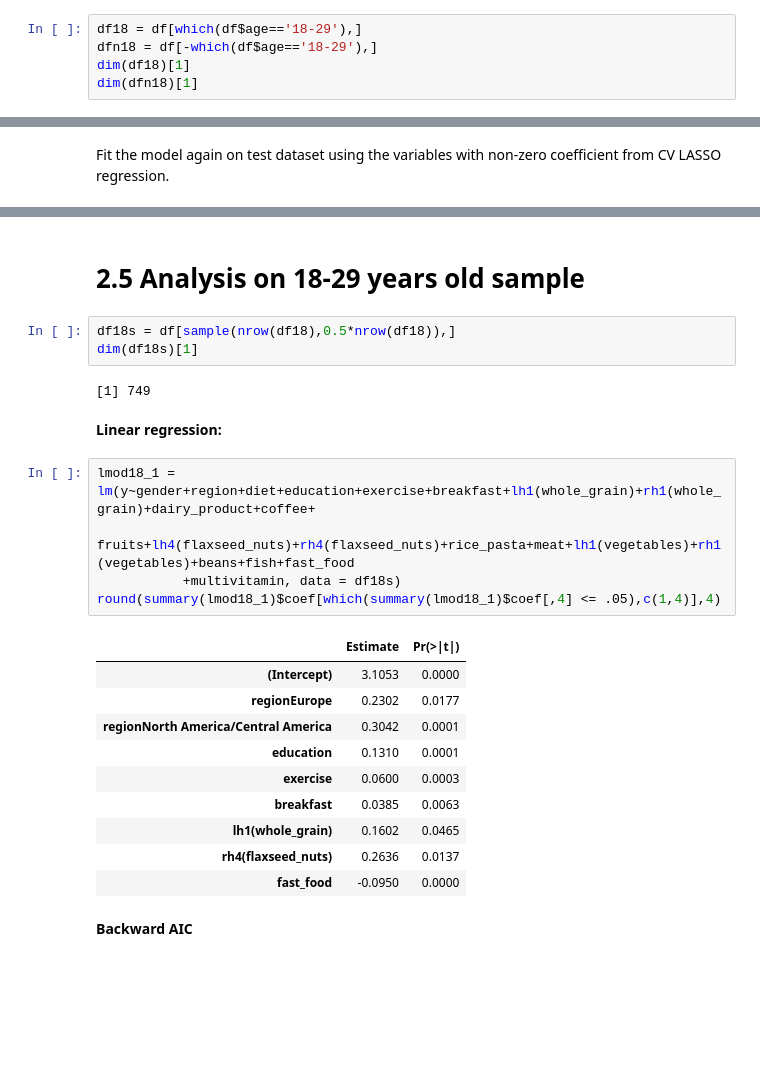
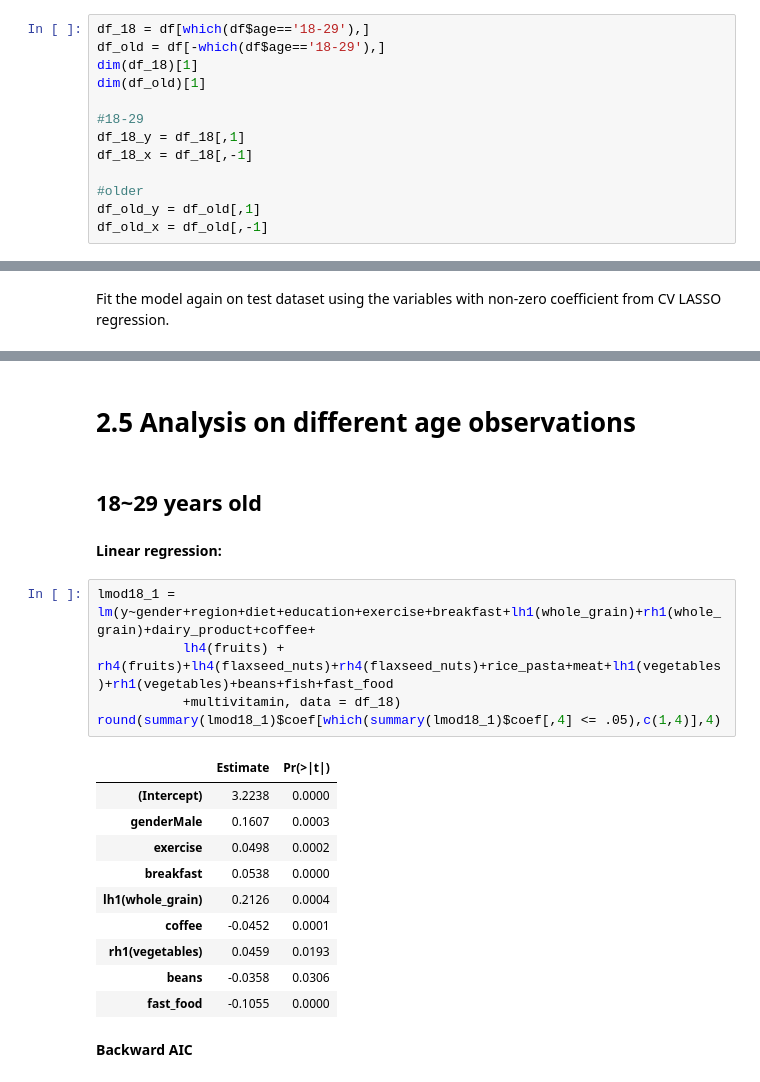
Before and after one commit to LimboRift/Diet, a Jupyter notebook: Diet.ipynb, the cells around one changed output, grey strips where cells are left out. Cells and saved outputs as stored; diff of their text form; blank space fills up the shorter version.

```diff
--- a/Diet.ipynb
+++ b/Diet.ipynb
@@ -504,10 +507,18 @@ dim(test_x)
 # %% [markdown]
 Also I split the data to learn more about young age observations.
 # %%
-df18 = df[which(df$age=='18-29'),]
-dfn18 = df[-which(df$age=='18-29'),]
-dim(df18)[1]
-dim(dfn18)[1]
+df_18 = df[which(df$age=='18-29'),]
+df_old = df[-which(df$age=='18-29'),]
+dim(df_18)[1]
+dim(df_old)[1]
+
+#18-29
+df_18_y = df_18[,1]
+df_18_x = df_18[,-1]
+
+#older
+df_old_y = df_old[,1]
+df_old_x = df_old[,-1]
 # %% [output]
 [1] 1498
 [1] 816
@@ -688,28 +717,25 @@ round(summary(lmod_lasso)$coef[which(summary(lmod_lasso)$coef[,4] <= .05),c(1,4)
+# %% [markdown]
+# 2.5 Analysis on different age observations
 # %% [markdown]
-# 2.5 Analysis on 18-29 years old sample
+## 18~29 years old
-# %%
-df18s = df[sample(nrow(df18),0.5*nrow(df18)),]
-dim(df18s)[1]
-# %% [output]
-[1] 749
 # %% [markdown]
 <b> Linear regression:
 # %%
 lmod18_1 = lm(y~gender+region+diet+education+exercise+breakfast+lh1(whole_grain)+rh1(whole_grain)+dairy_product+coffee+
-           fruits+lh4(flaxseed_nuts)+rh4(flaxseed_nuts)+rice_pasta+meat+lh1(vegetables)+rh1(vegetables)+beans+fish+fast_food
-           +multivitamin, data = df18s)
+           lh4(fruits) + rh4(fruits)+lh4(flaxseed_nuts)+rh4(flaxseed_nuts)+rice_pasta+meat+lh1(vegetables)+rh1(vegetables)+beans+fish+fast_food
+           +multivitamin, data = df_18)
 round(summary(lmod18_1)$coef[which(summary(lmod18_1)$coef[,4] <= .05),c(1,4)],4)
 # %% [output]
 |  | Estimate | Pr(>|t|) |
-| (Intercept) | 3.1053 | 0.0000 |
-| regionEurope | 0.2302 | 0.0177 |
-| regionNorth America/Central America | 0.3042 | 0.0001 |
-| education | 0.1310 | 0.0001 |
-| exercise | 0.0600 | 0.0003 |
-| breakfast | 0.0385 | 0.0063 |
-| lh1(whole_grain) | 0.1602 | 0.0465 |
-| rh4(flaxseed_nuts) | 0.2636 | 0.0137 |
-| fast_food | -0.0950 | 0.0000 |
+| (Intercept) | 3.2238 | 0.0000 |
+| genderMale | 0.1607 | 0.0003 |
+| exercise | 0.0498 | 0.0002 |
+| breakfast | 0.0538 | 0.0000 |
+| lh1(whole_grain) | 0.2126 | 0.0004 |
+| coffee | -0.0452 | 0.0001 |
+| rh1(vegetables) | 0.0459 | 0.0193 |
+| beans | -0.0358 | 0.0306 |
+| fast_food | -0.1055 | 0.0000 |
 # %% [markdown]
 <b> Backward AIC
 # %%
```
Also changed, not shown: parts of 44 cells of this notebook.
